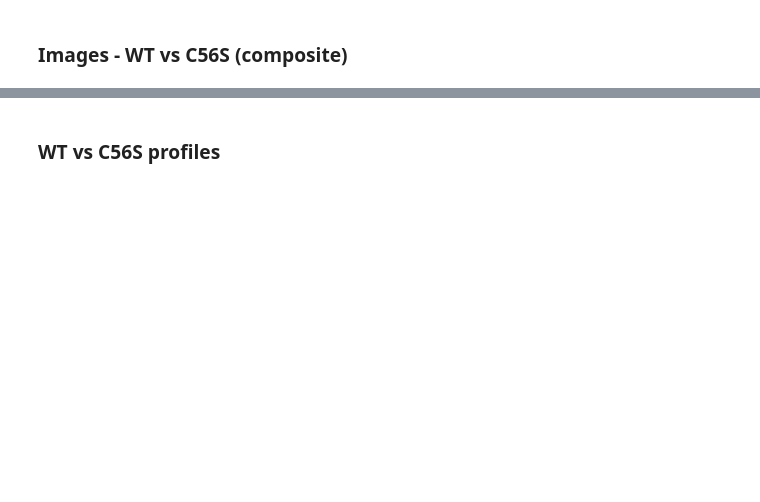
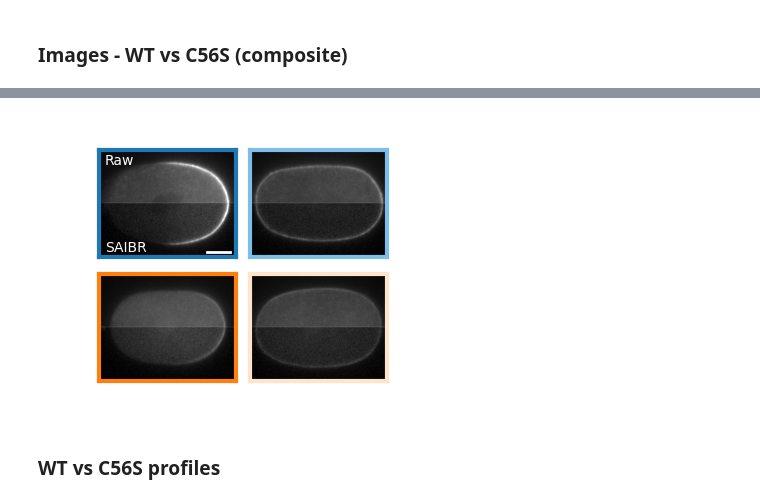
Before and after one commit to goehringlab/2023-Bland-bioRxiv, a Jupyter notebook: scripts/Downstream analysis and figures/Polarised vs uniform/Figures_.ipynb, the cells around one changed output, grey strips where cells are left out. Saved outputs shown, nothing was run; the diff lists cells and outputs as text; code cells hidden in the pictures; blank space fills up the shorter version.

```diff
--- a/scripts/Downstream analysis and figures/Polarised vs uniform/Figures_.ipynb
+++ b/scripts/Downstream analysis and figures/Polarised vs uniform/Figures_.ipynb
@@ -152,7 +173,7 @@ fig.savefig('Figs/embryos_pre_saibr.png', dpi=600, transparent=True)
 # %% [markdown]
 ### Images - WT vs C56S (composite)
 # %%
-def image_panel_comp(ax, path, scale_bar=False):
+def image_panel_comp(ax, path, scale_bar=False, border='tab:blue'):
     roi = np.loadtxt(path + '/ROI_fit.txt')
     img1 = load_image(path + '/af_corrected.tif')
     img2 = load_image(glob.glob(path + '/*488 SP 535-50*.TIF')[0])
@@ -172,7 +193,10 @@ def image_panel_comp(ax, path, scale_bar=False):
 
     ax.imshow(rotated2, cmap='gray', vmin=0, vmax=40866.22508001195, alpha=mask1)
     ax.imshow(rotated1, cmap='gray', vmin=0, vmax=33648.54240741733, alpha=mask2)
-    ax.axis('off')
+    ax.set_xticks([])
+    ax.set_yticks([])
+    [spine.set_edgecolor(border) for spine in ax.spines.values()]
+    [spine.set_linewidth(3) for spine in ax.spines.values()]
 
     if scale_bar:
         px = 0.255 # pixel size
@@ -180,15 +204,15 @@ def image_panel_comp(ax, path, scale_bar=False):
         bar_pixels = bar_length / px
         y = rotated.shape[0] - 10
         ax.plot([rotated.shape[1]-10-bar_pixels, rotated.shape[1]-10], [y, y], color='w', linewidth=2)
-        ax.text(s='Raw', x=10, y=25, c='w', fontsize=8)
-        ax.text(s='SAIBR', x=10, y=170, c='w', fontsize=8)
+        ax.text(s='Raw', x=10, y=25, c='w', fontsize=10)
+        ax.text(s='SAIBR', x=10, y=170, c='w', fontsize=10)
 
 fig, ax = plt.subplots(2,2)
 image_panel_comp(ax[0][0], df[(df.Genotype == 'WT') * (df.UniPol == 'Pol')].Path.iloc[0],
-                 scale_bar=True)
-image_panel_comp(ax[0][1], df[(df.Genotype == 'WT') * (df.UniPol == 'Uni')].Path.iloc[1])
-image_panel_comp(ax[1][0], df[(df.Genotype == 'C56S') * (df.UniPol == 'Pol')].Path.iloc[0])
-image_panel_comp(ax[1][1], df[(df.Genotype == 'C56S') * (df.UniPol == 'Uni')].Path.iloc[0])
+                 scale_bar=True, border='tab:blue')
+image_panel_comp(ax[0][1], df[(df.Genotype == 'WT') * (df.UniPol == 'Uni')].Path.iloc[1], border=lighten('tab:blue', 1.7))
+image_panel_comp(ax[1][0], df[(df.Genotype == 'C56S') * (df.UniPol == 'Pol')].Path.iloc[0], border='tab:orange')
+image_panel_comp(ax[1][1], df[(df.Genotype == 'C56S') * (df.UniPol == 'Uni')].Path.iloc[0], border=lighten('tab:orange', 1.7))
 fig.set_size_inches(4, 3)
 fig.subplots_adjust(wspace=-0.05, hspace=0.15)
 fig.savefig('Figs/embryos_composite.png', dpi=600, transparent=True)
@@ -198,3 +220,4 @@ fig.savefig('Figs/embryos_composite.png', dpi=600, transparent=True)
+[figure, added]
 # %% [markdown]
 ### WT vs C56S profiles
 # %%
```
Also changed, not shown: parts of 6 cells of this notebook, 19 other files.
